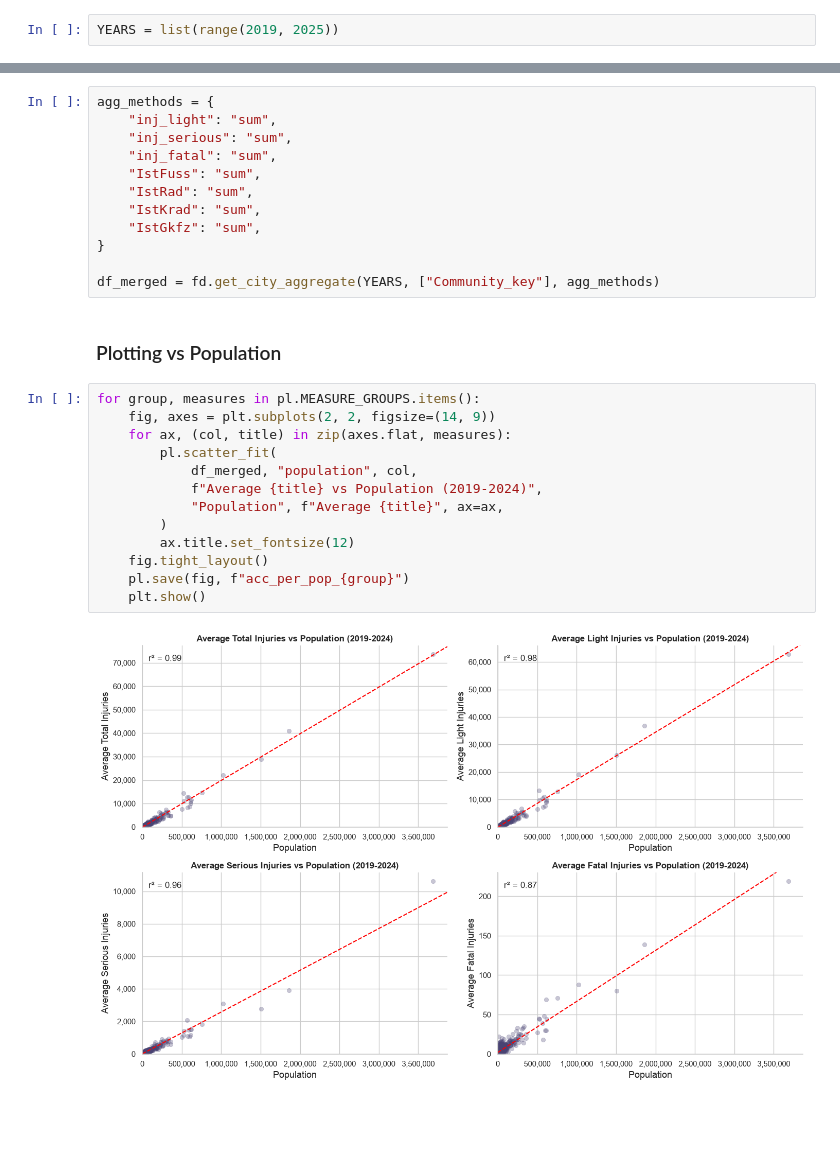
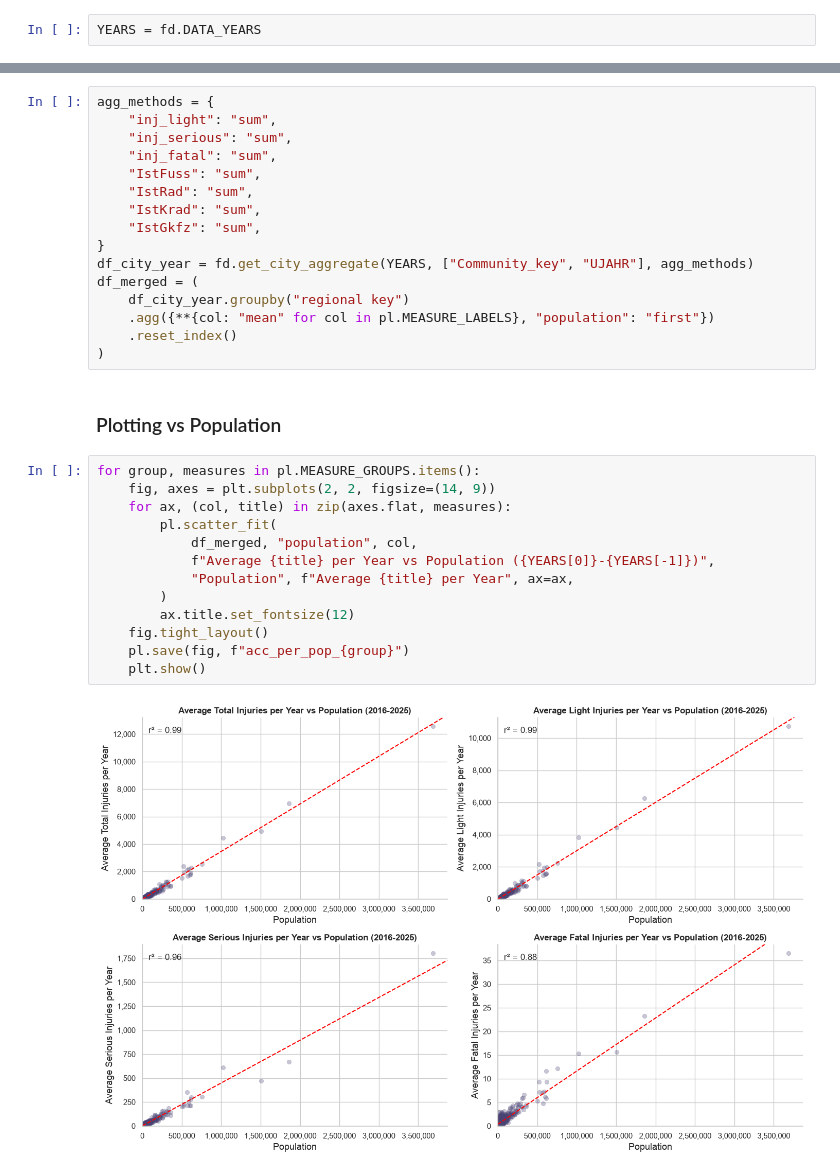
Before and after one commit to HumbleHominid/urban-mobility-risk-analysis, a Jupyter notebook: notebooks/acc_per_pop.ipynb, the cells around one changed output, grey strips where cells are left out. Drawn from its saved outputs; the diff is of its cells as text; blank space fills up the shorter version.

```diff
--- a/notebooks/acc_per_pop.ipynb
+++ b/notebooks/acc_per_pop.ipynb
@@ -22,5 +23,5 @@ Already have 2024.csv, skipping...
 # %%
-YEARS = list(range(2019, 2025))
+YEARS = fd.DATA_YEARS
 # %% [markdown]
 ## Data Cleaning
 # %% [markdown]
@@ -35,22 +36,26 @@ agg_methods = {
     "IstKrad": "sum",
     "IstGkfz": "sum",
 }
-
-df_merged = fd.get_city_aggregate(YEARS, ["Community_key"], agg_methods)
+df_city_year = fd.get_city_aggregate(YEARS, ["Community_key", "UJAHR"], agg_methods)
+df_merged = (
+    df_city_year.groupby("regional key")
+    .agg({**{col: "mean" for col in pl.MEASURE_LABELS}, "population": "first"})
+    .reset_index()
+)
 # %% [markdown]
 ### Plotting vs Population
 # %%
 for group, measures in pl.MEASURE_GROUPS.items():
     fig, axes = plt.subplots(2, 2, figsize=(14, 9))
     for ax, (col, title) in zip(axes.flat, measures):
         pl.scatter_fit(
             df_merged, "population", col,
-            f"Average {title} vs Population (2019-2024)",
-            "Population", f"Average {title}", ax=ax,
+            f"Average {title} per Year vs Population ({YEARS[0]}-{YEARS[-1]})",
+            "Population", f"Average {title} per Year", ax=ax,
         )
         ax.title.set_fontsize(12)
     fig.tight_layout()
     pl.save(fig, f"acc_per_pop_{group}")
     plt.show()
 # %% [output]
-[figure, old version]
+[figure, new version]
```
Also changed, not shown: parts of 3 cells of this notebook, 12 other files.
